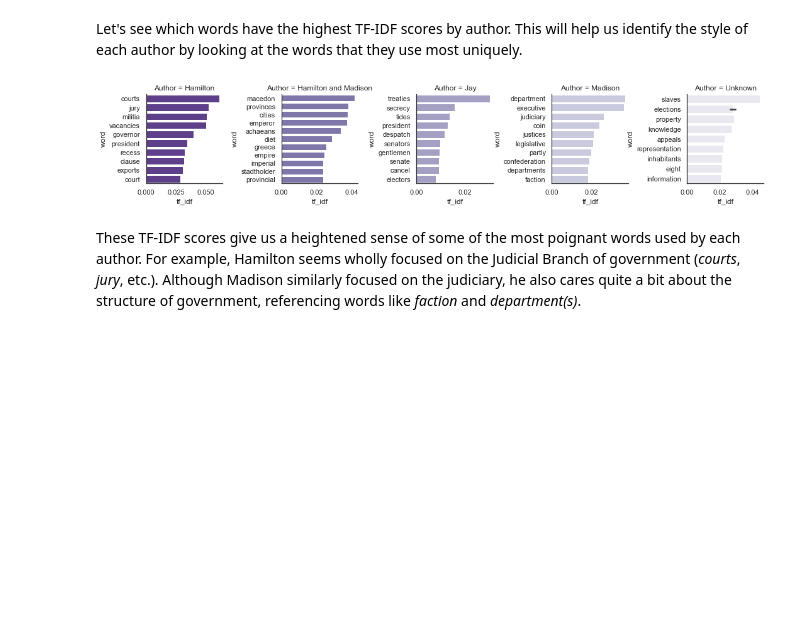
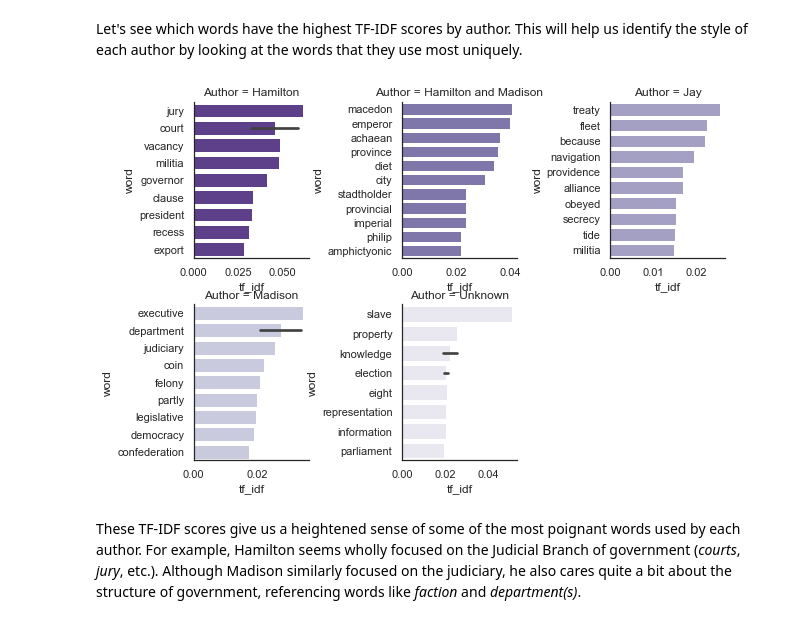
Before and after one commit to jschulberg/Federalist-Papers-NLP, a Jupyter notebook: Code/EDA.ipynb, the cells around one changed output. Saved outputs shown, nothing was run; the diff lists cells and outputs as text; code cells hidden in the pictures; blank space fills up the shorter version.

```diff
--- a/Code/EDA.ipynb
+++ b/Code/EDA.ipynb
@@ -31,7 +31,6 @@ import nltk
 import seaborn as sns
 import matplotlib.pyplot as plt
 import os
-from nltk.stem import
 
 ### NLTK Download
 # Note: To download nltk products, you need to run the nltk downloader. If you
@@ -40,7 +39,7 @@ from nltk.stem import
 
 # Note that we need to go back one folder to the parent directory so that we can actually access the Data/ folder
 parent_dir = os.path.realpath('..')
-fed_papers = pd.read_csv(parent_dir + "/Data/full_fedpapers.csv")
+fed_papers = pd.read_csv(parent_dir + "/Data/full_fedpapers.csv").rename(columns = {'Lemmatized_Word': 'word'})
 
 print(fed_papers.head())
 # %% [output]
@@ -387,11 +386,11 @@ Let's see which words have the highest TF-IDF scores by author. This will help u
 #                                Viz 9: Top TF-IDF
 # ----------------------------------------------------------------------------
 
-authors = fed_nonstop[['essay', 'Author']].drop_duplicates()
+authors = fed_nonstop[['Essay', 'Author']].drop_duplicates()
 
 merged_df = tf_idf_df.merge(authors,
                             left_on = 'Essay',
-                            right_on = 'essay')
+                            right_on = 'Essay')
 
 authors_tf = merged_df.groupby(['tf_idf', 'Author', 'word']) \
     .size() \
@@ -399,34 +398,35 @@ authors_tf = merged_df.groupby(['tf_idf', 'Author', 'word']) \
     .sort_values('tf_idf', ascending = False) \
     .reset_index(drop = True)
 
 # Find our top 10 words for each author
 authors_top_tf = authors_tf.groupby('Author')['tf_idf'] \
     .nlargest(10, keep = 'first') \
     .reset_index(name = "tf_idf")
 
 # Unfortunately this drops the actual word, so let's merge it back on
 authors_top_tf = authors_top_tf.merge(authors_tf,
                                       left_on = ['Author', 'tf_idf'],
                                       right_on = ['Author', 'tf_idf'])
 
 # Set the theme
 sns.set_style('white')
 sns.set_context('notebook')
 
 # Build the visualization
 viz9 = sns.FacetGrid(authors_top_tf,
                      col = "Author",
                      hue = 'Author',
+                     col_wrap = 3,
                      palette = 'Purples_r',
                      sharex = False,
                      sharey = False)
 viz9.map(sns.barplot, "tf_idf", "word")
 
 # Set our labels
 viz9.set(xlabel='tf_idf', ylabel='word')
 plt.show()
 # %% [output]
-[figure, old version]
+[figure, new version]
 # %% [markdown]
 These TF-IDF scores give us a heightened sense of some of the most poignant words used by each author. For example, Hamilton seems wholly focused on the Judicial Branch of government (*courts*, *jury*, etc.). Although Madison similarly focused on the judiciary, he also cares quite a bit about the structure of government, referencing words like *faction* and *department(s)*.
 # %% [markdown]
```
Also changed, not shown: parts of 9 cells of this notebook, 3 other files.
